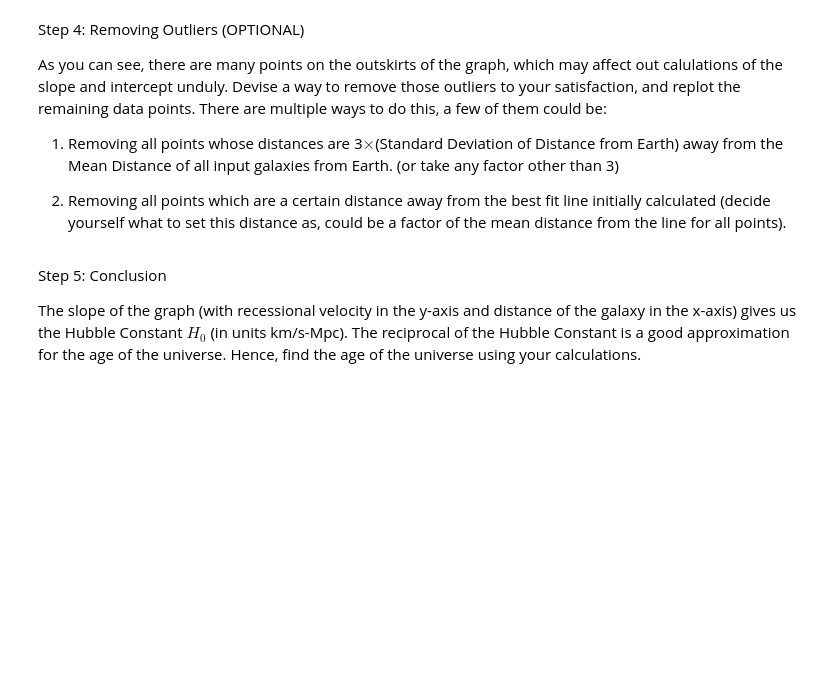
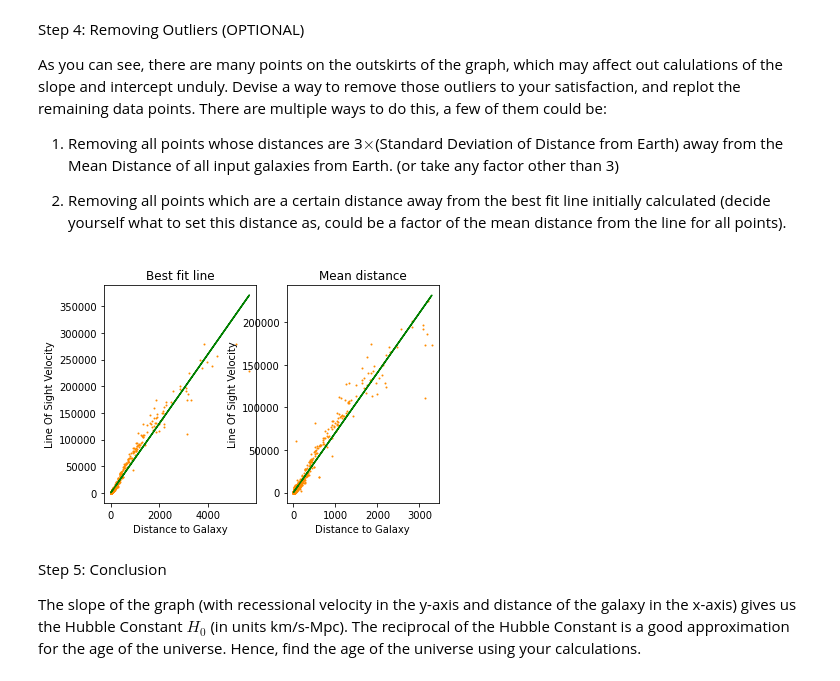
Before and after one commit to mg-0000/Krittika_assignment, a Jupyter notebook: CAB_Problem_Statement.ipynb, the cells around one changed output. Saved outputs shown, nothing was run; the diff lists cells and outputs as text; code cells hidden in the pictures; blank space fills up the shorter version.

```diff
--- a/CAB_Problem_Statement.ipynb
+++ b/CAB_Problem_Statement.ipynb
@@ -165,3 +166,59 @@ As you can see, there are many points on the outskirts of the graph, which may a
+# %%
+#Remove outliers and replot the improved data
+factor_3=10
+lof_vel_3=lof_vel
+dist_to_gal_3=dist_to_gal
+mean_dist=np.mean(dist_to_gal)
+std_deviation=np.std(dist_to_gal)
+i=0
+while i<dist_to_gal_3.shape[0]:
+    if abs(dist_to_gal_3[i]-mean_dist)>factor_3*std_deviation:
+        dist_to_gal_3=np.delete(dist_to_gal_3,i,0)
+        lof_vel_3=np.delete(lof_vel_3,i,0)
+        i=i-1
+    i=i+1
+
+
+rec_vel_opt_3, rec_vel_cov_3 = curve_fit(lin_func,dist_to_gal_3,lof_vel_3)
+optimised_3=lin_func(dist_to_gal_3,*rec_vel_opt_3)
+
+
+factor_2=0.5
+optimum_slope=optimum_fun[0]/dist_to_gal[0]
+i=0
+lof_vel_2=lof_vel
+dist_to_gal_2=dist_to_gal
+while i<lof_vel_2.shape[0]:
+    if abs(lof_vel_2[i]/dist_to_gal_2[i]-optimum_slope)>factor*optimum_slope:
+        lof_vel_2=np.delete(lof_vel_2,i,0)
+        dist_to_gal_2=np.delete(dist_to_gal_2,i,0)
+        i=i-1
+    i=i+1
+
+
+rec_vel_opt_2, rec_vel_cov_2 = curve_fit(lin_func,dist_to_gal_2,lof_vel_2)
+optimised_2=lin_func(dist_to_gal_2,*rec_vel_opt_2)
+
+fig,ax=plt.subplots(1,2)
+
+ax[0].plot(dist_to_gal_2,optimised_2,label='Best Fit',color='g')
+ax[0].scatter(dist_to_gal_2,lof_vel_2,label='OG_Data',s=1,color='darkorange')
+ax[0].set_xlabel('Distance to Galaxy')
+ax[0].set_ylabel('Line Of Sight Velocity')
+ax[0].set_title("Best fit line")
+
+#ax[1].set_xlim(ax[0].get_xlim())
+#ax[1].set_ylim(ax[0].get_ylim())
+ax[1].plot(dist_to_gal_3,optimised_3,label='Best Fit',color='g')
+ax[1].scatter(dist_to_gal_3,lof_vel_3,label='OG_Data',s=1,color='darkorange')
+ax[1].set_xlabel('Distance to Galaxy')
+ax[1].set_ylabel('Line Of Sight Velocity')
+ax[1].set_title("Mean distance")
+
+
+plt.show()
+# %% [output]
+[figure, added]
 # %% [markdown]
 Step 5: Conclusion
 
```
Also changed, not shown: parts of 7 cells of this notebook, 1 other file.
